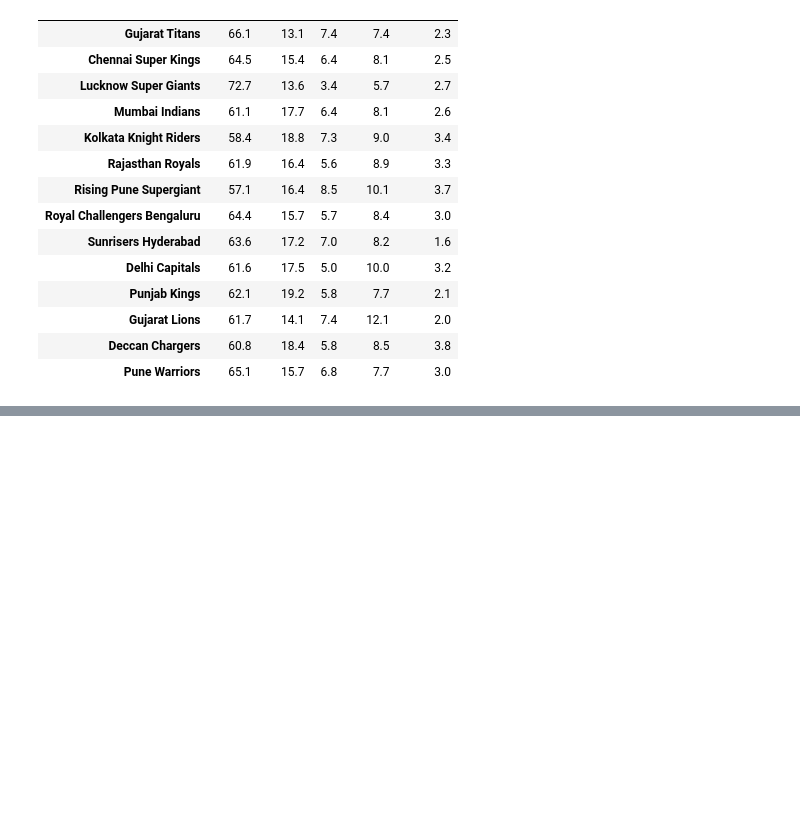
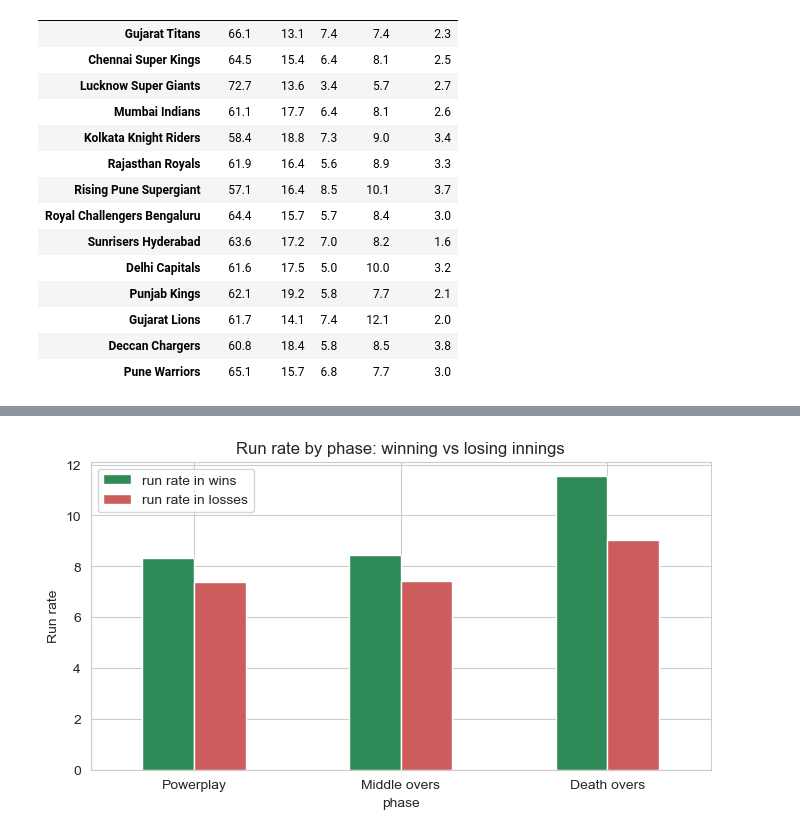
Before and after one commit to prince63aj/mini_project, a Jupyter notebook: ipl_match_prediction_rule_based.ipynb, the cells around one changed output, grey strips where cells are left out. Drawn from its saved outputs; the diff is of its cells as text; code cells hidden in the pictures; blank space fills up the shorter version.

```diff
--- a/ipl_match_prediction_rule_based.ipynb
+++ b/ipl_match_prediction_rule_based.ipynb
@@ -577,0 +641,13 @@ mix.loc[team_overall.index]
+# %%
+inn["pp_wkts"] = inn["pp_wkts"].fillna(0)
+inn["pp_collapse"] = np.where(inn["pp_wkts"] >= 3, "3+ wickets lost in PP", "0-2 wickets lost in PP")
+
+table = pd.crosstab(inn["pp_collapse"], inn["won"])
+table.columns = ["Lost", "Won"]
+print(table)
+print()
+print((inn.groupby("pp_collapse")["won"].mean() * 100).round(1).rename("win %").to_string())
+
+chi2, p, dof, expected = stats.chi2_contingency(table)
+print(f"\nchi2 = {chi2:.3f}, dof = {dof}, p-value = {p:.6f}")
+print("->", "Reject H0: powerplay collapses and results are related" if p < 0.05 else "Fail to reject H0")
@@ -577,0 +685,11 @@ mix.loc[team_overall.index]
+# %%
+counts = inn["batting_team"].value_counts()
+big_teams = counts[counts >= 100].index
+groups = [inn.loc[inn["batting_team"] == t, "run_rate"].dropna() for t in big_teams]
+
+f, p = stats.f_oneway(*groups)
+print(f"{len(big_teams)} franchises compared")
+print(f"F = {f:.2f}, p-value = {p:.4f}")
+print("->", "Reject H0: franchises differ in batting run rate" if p < 0.05 else "Fail to reject H0: differences between franchises are within normal variation")
+
+inn[inn["batting_team"].isin(big_teams)].groupby("batting_team")["run_rate"].mean().sort_values(ascending=False).round(2)
@@ -577,0 +713,11 @@ mix.loc[team_overall.index]
+# %%
+rows = []
+for col, name in [("pp_rr", "Powerplay"), ("mid_rr", "Middle overs"), ("death_rr", "Death overs")]:
+    a = inn.loc[inn["won"] == 1, col].dropna()
+    b = inn.loc[inn["won"] == 0, col].dropna()
+    t, p = stats.ttest_ind(a, b, equal_var=False)
+    eff = (a.mean() - b.mean()) / np.sqrt((a.var() + b.var()) / 2)
+    rows.append({"phase": name, "run rate in wins": a.mean(), "run rate in losses": b.mean(),
+                 "difference": a.mean() - b.mean(), "p-value": p, "Cohen's d": eff})
+phase_gap = pd.DataFrame(rows).set_index("phase").round(3)
+phase_gap
@@ -577,0 +730,8 @@ mix.loc[team_overall.index]
+# %%
+phase_gap[["run rate in wins", "run rate in losses"]].plot(kind="bar", figsize=(8, 4), color=["seagreen", "indianred"])
+plt.ylabel("Run rate")
+plt.title("Run rate by phase: winning vs losing innings")
+plt.xticks(rotation=0)
+plt.show()
+# %% [output]
+[figure, added]
```
Also changed, not shown: parts of 16 cells of this notebook.
